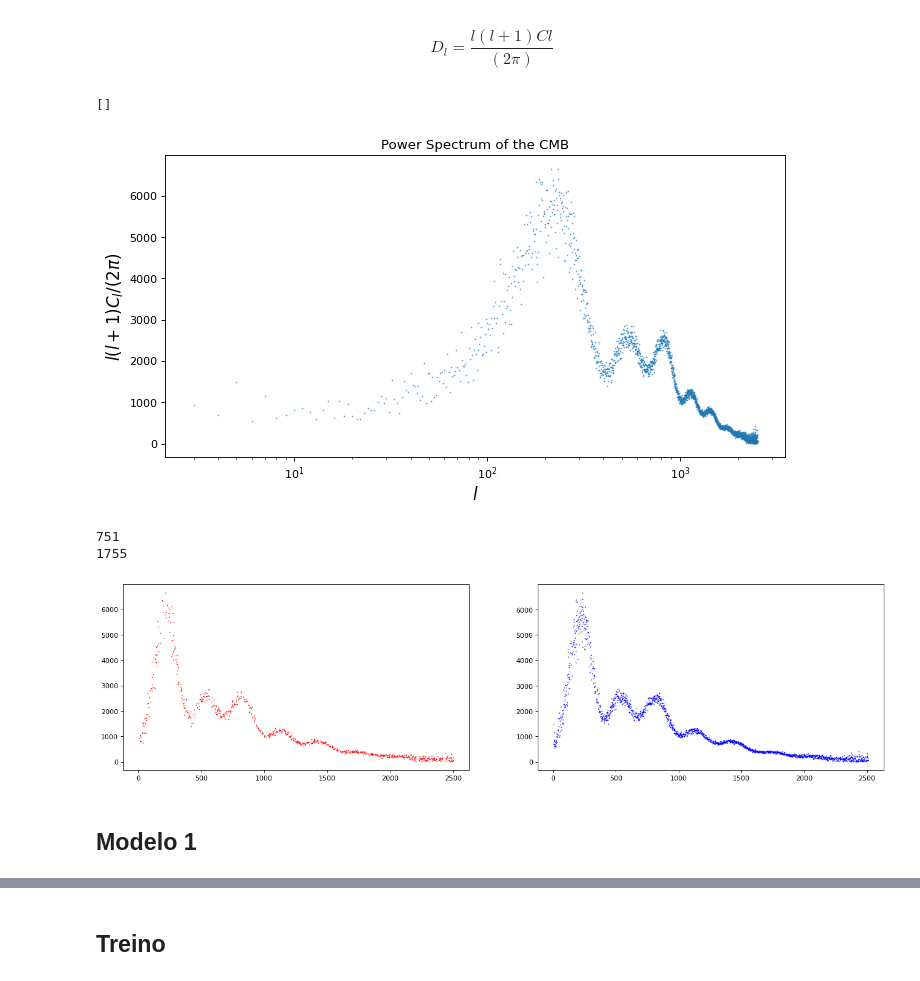
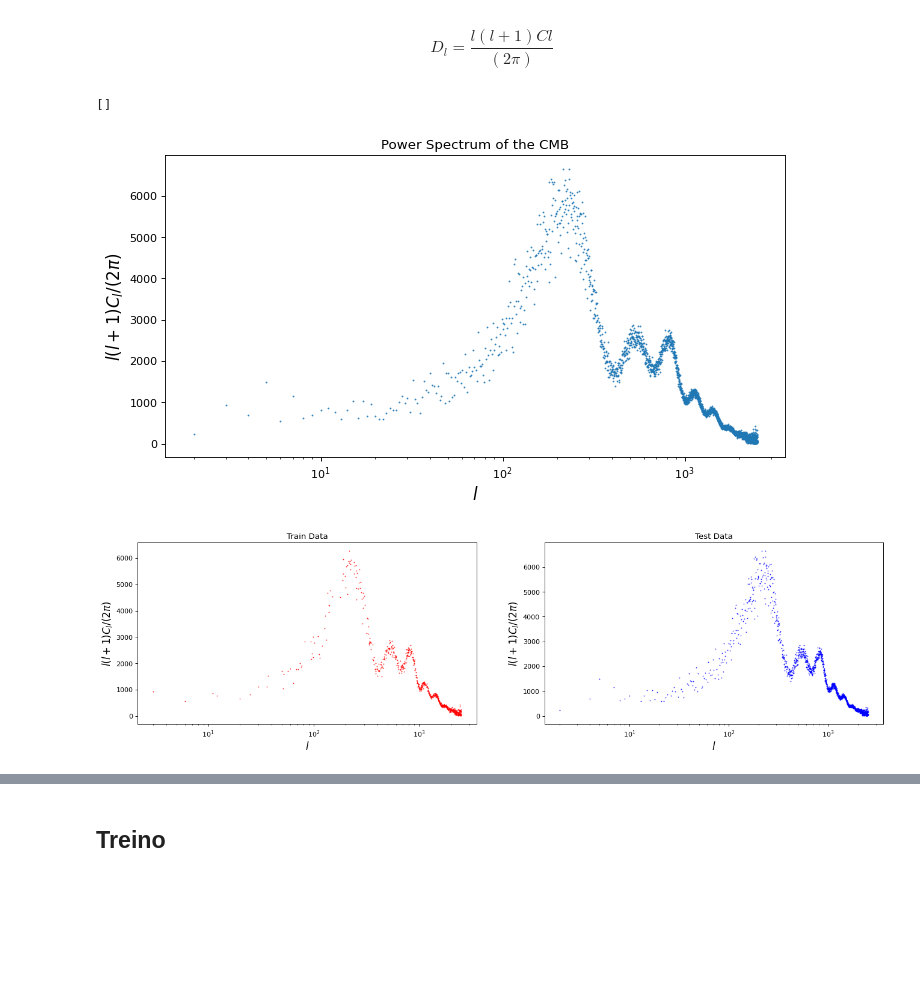
Before and after one commit to barauna-lo/Neurocomputing, a Jupyter notebook: Project_01_MLP.ipynb, the cells around one changed output, grey strips where cells are left out. Drawn from its saved outputs; the diff is of its cells as text; code cells hidden in the pictures; blank space fills up the shorter version.

```diff
--- a/Project_01_MLP.ipynb
+++ b/Project_01_MLP.ipynb
@@ -92,12 +80,13 @@ COM_PowerSpect_CMB- 100%[===================>] 166.48K  --.-KB/s    in 0.004s
 # %%
-df = pd.read_fwf('COM_PowerSpect_CMB-TT-full_R3.01.txt')
-df.columns = ["l", "Dl", "min_error", "max_error"]
+df = pd.read_fwf('product-action?COSMOLOGY.FILE_ID=COM_PowerSpect_CMB-TT-full_R3.01.txt')
+df.columns = ["id","l", "Dl", "+dDl", "-dDl"]
+df.drop('id', axis=1, inplace=True)
 # %% [markdown]
 $$ D_l = \frac{l(l+1)Cl}{(2\pi)} $$
 # %%
 #from IPython.core.pylabtools import figsize
 figure(figsize=(10,5),dpi=80)
-plt.scatter(df.l,df.Dl,s=0.1)
+plt.scatter(df.l,df.Dl,s=0.3)
 #plt.errorbar(l, Dl, df.min_error, df.max_error, fmt='r^')
 plt.xscale('log')
 plt.xlabel(r'$l$',size=15)
@@ -106,21 +95,27 @@ plt.title("Power Spectrum of the CMB")
 plt.plot()
 # %% [output]
 []
-[figure, old version]
+[figure, new version]
 # %%
 # Spliting in traing and Validation
 x_train, x_test, y_train, y_test = train_test_split(df.l, df.Dl, test_size=0.7)
-print(len(x_train))
-print(len(x_test))
+# print(len(x_train))
+# print(len(x_test))
 figure(figsize=(20,5),dpi=80)
+
 plt.subplot(1,2,1)
 plt.scatter(x_train, y_train, color='red',s=0.3)
+plt.title('Train Data')
+plt.xlabel(r'$l$',size=15)
+plt.ylabel(r'$l(l+1)C_l/(2\pi)$',size=15)
+plt.xscale('log')
+
 plt.subplot(1,2,2)
 plt.scatter(x_test, y_test, color='blue',s=0.3)
+plt.title('Test Data')
+plt.xlabel(r'$l$',size=15)
+plt.ylabel(r'$l(l+1)C_l/(2\pi)$',size=15)
+plt.xscale('log')
 plt.show()
 # %% [output]
-751
-1755
-[figure, old version]
+[figure, new version]
-# %% [markdown]
-## Modelo 1
```
Also changed, not shown: parts of 18 cells of this notebook.
